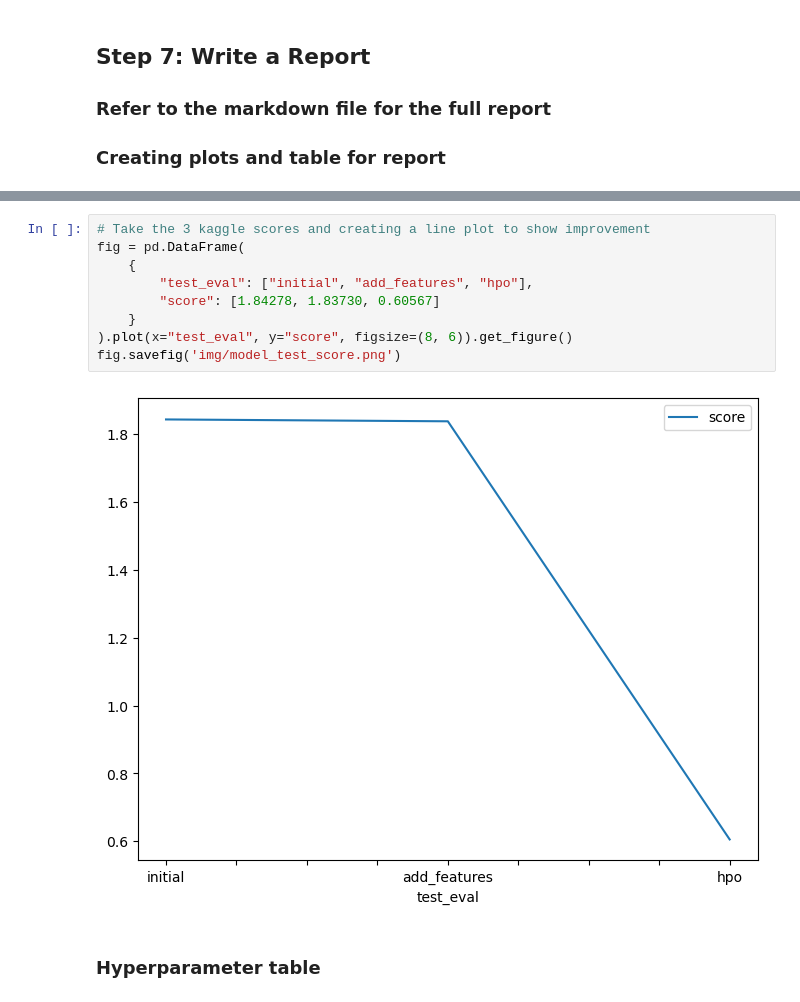
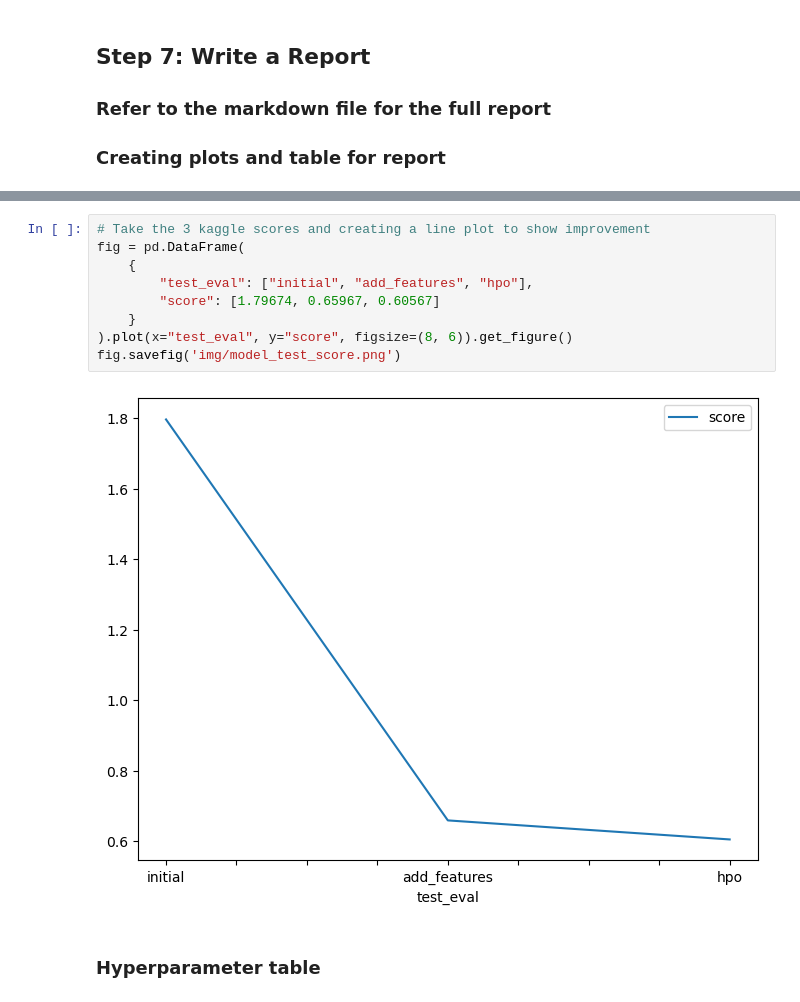
Before and after one commit to migueldlfuentem/udacity-ml-engineering, a Jupyter notebook: cd0385-project-starter/project/project-template.ipynb, the cells around one changed output, grey strips where cells are left out. Drawn from its saved outputs; the diff is of its cells as text.

```diff
--- a/cd0385-project-starter/project/project-template.ipynb
+++ b/cd0385-project-starter/project/project-template.ipynb
@@ -657,14 +678,14 @@ fig.savefig('img/model_train_score.png')
 # %%
 # Take the 3 kaggle scores and creating a line plot to show improvement
 fig = pd.DataFrame(
     {
         "test_eval": ["initial", "add_features", "hpo"],
-        "score": [1.84278, 1.83730, 0.60567]
+        "score": [1.79674, 0.65967, 0.60567]
     }
 ).plot(x="test_eval", y="score", figsize=(8, 6)).get_figure()
 fig.savefig('img/model_test_score.png')
 # %% [output]
-[figure, old version]
+[figure, new version]
 # %% [markdown]
 ### Hyperparameter table
 # %%
```
Also changed, not shown: parts of 30 cells of this notebook, 8 other files.
